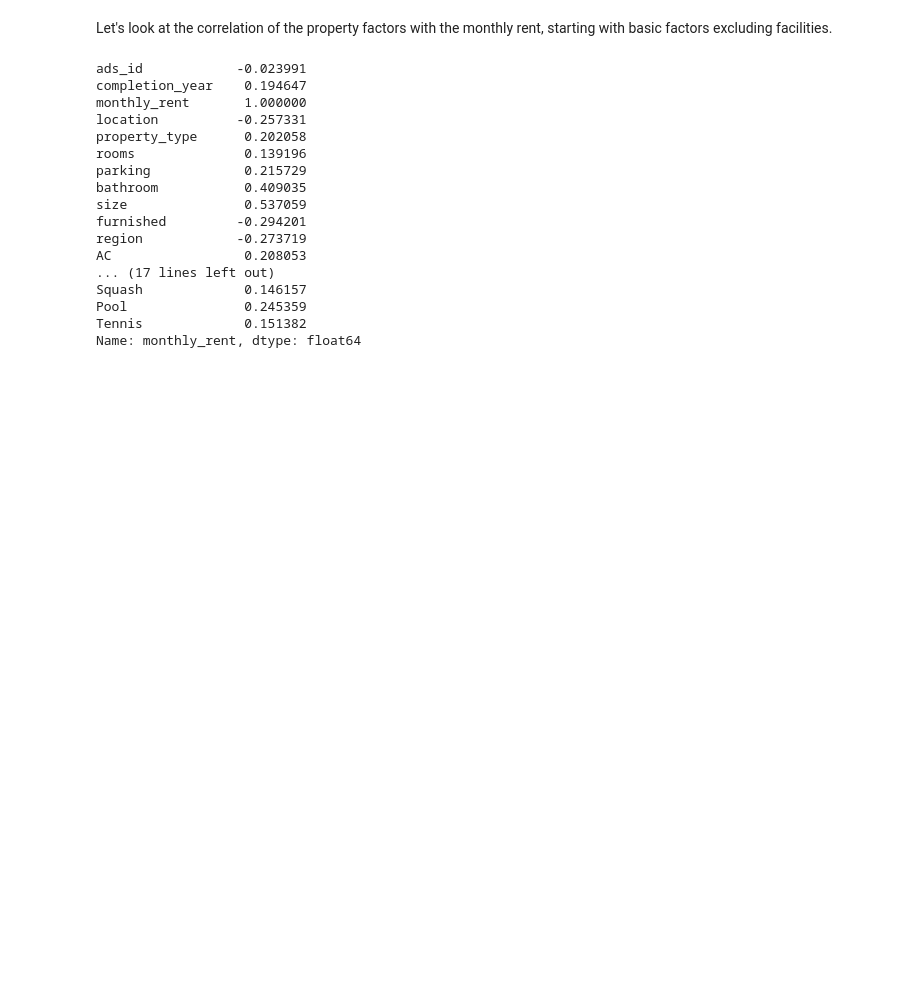
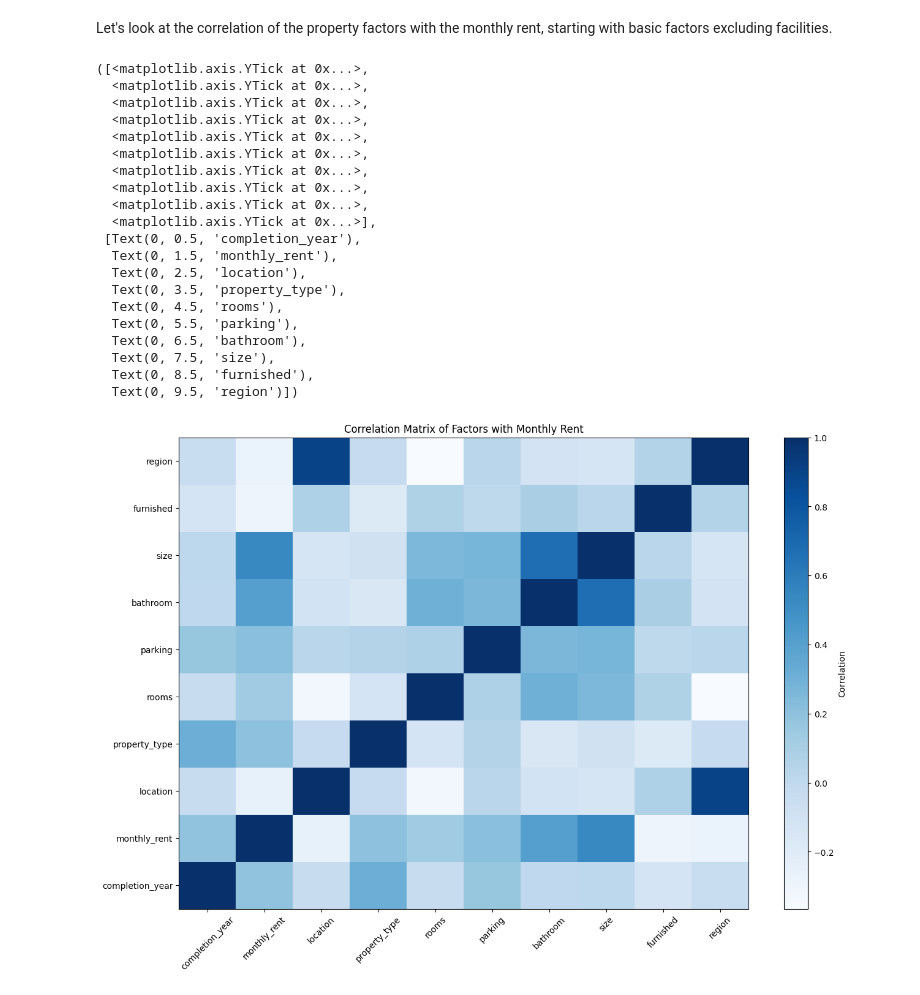
Before and after one commit to dnielleyp/Data-Analytics, a Jupyter notebook: rental-prices/01_Exploratory_Analysis.ipynb, the cells around one changed output. Drawn from its saved outputs; the diff is of its cells as text; code cells hidden in the pictures; blank space fills up the shorter version.

Commit message:
Correlation Matrix for factors of rental property excluding the facilities

```diff
--- a/rental-prices/01_Exploratory_Analysis.ipynb
+++ b/rental-prices/01_Exploratory_Analysis.ipynb
@@ -132,23 +130,38 @@ for cols in binary:
     data_codes[cols] = data_codes[cols].astype('category').cat.codes
 # %% [markdown]
 Let's look at the correlation of the property factors with the monthly rent, starting with basic factors excluding facilities.
-# %%
-data_codes.corr()['monthly_rent']
-# %% [output]
-ads_id            -0.023991
-completion_year    0.194647
-monthly_rent       1.000000
-location          -0.257331
-property_type      0.202058
-rooms              0.139196
-parking            0.215729
-bathroom           0.409035
-size               0.537059
-furnished         -0.294201
-region            -0.273719
-AC                 0.208053
-... (17 lines left out)
-Squash             0.146157
-Pool               0.245359
-Tennis             0.151382
-Name: monthly_rent, dtype: float64
+# %%
+#since ads_id are a unique identifier for each property, they won't have a correlation
+#to the monthly_rent. Therefore we decided exclude it
+factors = data_codes.iloc[:,1:14].drop(columns=['facilities', 'additional_facilities'])
+factors_corr = factors.corr()
+# %%
+fig, ax = plt.subplots(figsize=(15,10))
+plt.pcolor(factors_corr, cmap=plt.cm.Blues)
+plt.colorbar(label="Correlation", orientation="vertical")
+plt.title('Correlation Matrix of Factors with Monthly Rent')
+
+plt.xticks(np.arange(10)+0.5,factors_corr.index.to_list(), rotation=45)
+plt.yticks(np.arange(10)+0.5,factors_corr.index.to_list())
+# %% [output]
+([<matplotlib.axis.YTick at 0x...>,
+  <matplotlib.axis.YTick at 0x...>,
+  <matplotlib.axis.YTick at 0x...>,
+  <matplotlib.axis.YTick at 0x...>,
+  <matplotlib.axis.YTick at 0x...>,
+  <matplotlib.axis.YTick at 0x...>,
+  <matplotlib.axis.YTick at 0x...>,
+  <matplotlib.axis.YTick at 0x...>,
+  <matplotlib.axis.YTick at 0x...>,
+  <matplotlib.axis.YTick at 0x...>],
+ [Text(0, 0.5, 'completion_year'),
+  Text(0, 1.5, 'monthly_rent'),
+  Text(0, 2.5, 'location'),
+  Text(0, 3.5, 'property_type'),
+  Text(0, 4.5, 'rooms'),
+  Text(0, 5.5, 'parking'),
+  Text(0, 6.5, 'bathroom'),
+  Text(0, 7.5, 'size'),
+  Text(0, 8.5, 'furnished'),
+  Text(0, 9.5, 'region')])
+[figure, added]
```
Also changed, not shown: parts of 5 cells of this notebook.
